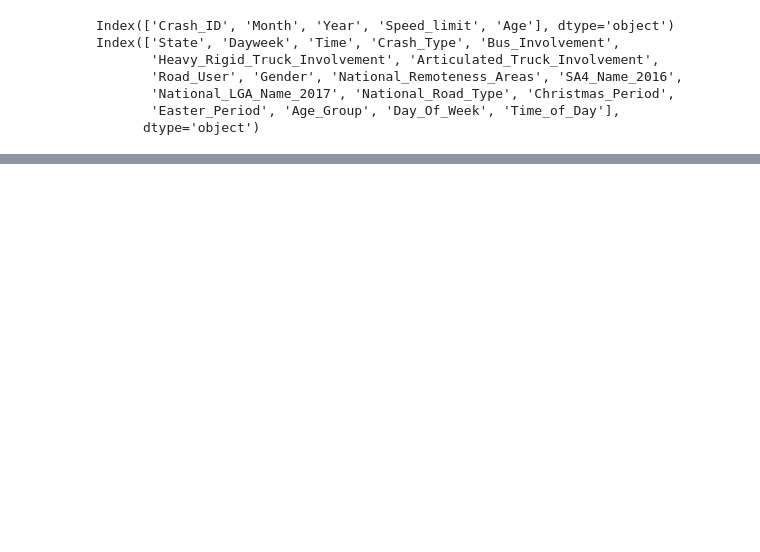
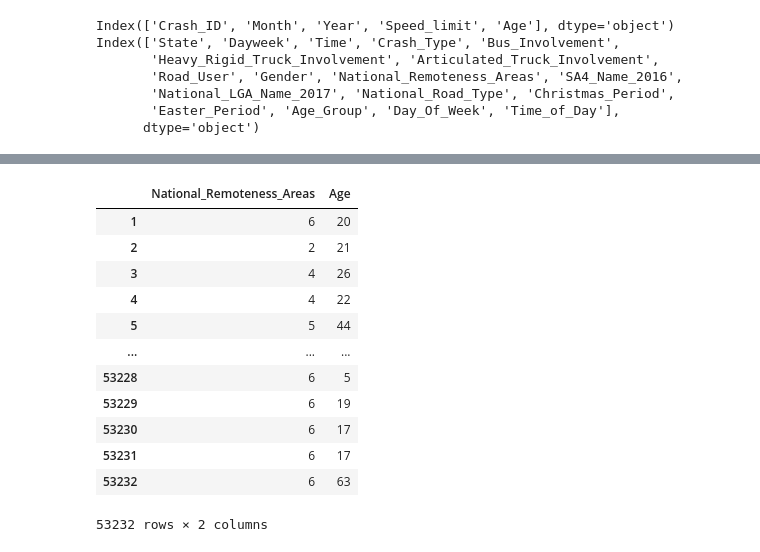
Before and after one commit to cooper-plath/CP3403DataMining, a Jupyter notebook: Dataset.ipynb, the cells around one changed output, grey strips where cells are left out. Drawn from its saved outputs; the diff is of its cells as text; code cells hidden in the pictures; blank space fills up the shorter version.

```diff
--- a/Dataset.ipynb
+++ b/Dataset.ipynb
@@ -174,0 +198,19 @@ Name: Speed_limit, dtype: float64
+# %%
+data4 = data3[['National_Remoteness_Areas', 'Age']]
+# data4 = data3[['National_Remoteness_Areas', 'SA4_Name_2016', 'Age']]
+
+data4.dropna()
+# %% [output]
+|  | National_Remoteness_Areas | Age |
+| 1 | 6 | 20 |
+| 2 | 2 | 21 |
+| 3 | 4 | 26 |
+| 4 | 4 | 22 |
+| 5 | 5 | 44 |
+| ... | ... | ... |
+| 53228 | 6 | 5 |
+| 53229 | 6 | 19 |
+| 53230 | 6 | 17 |
+| 53231 | 6 | 17 |
+| 53232 | 6 | 63 |
+53232 rows × 2 columns
```
Also changed, not shown: parts of 11 cells of this notebook.
